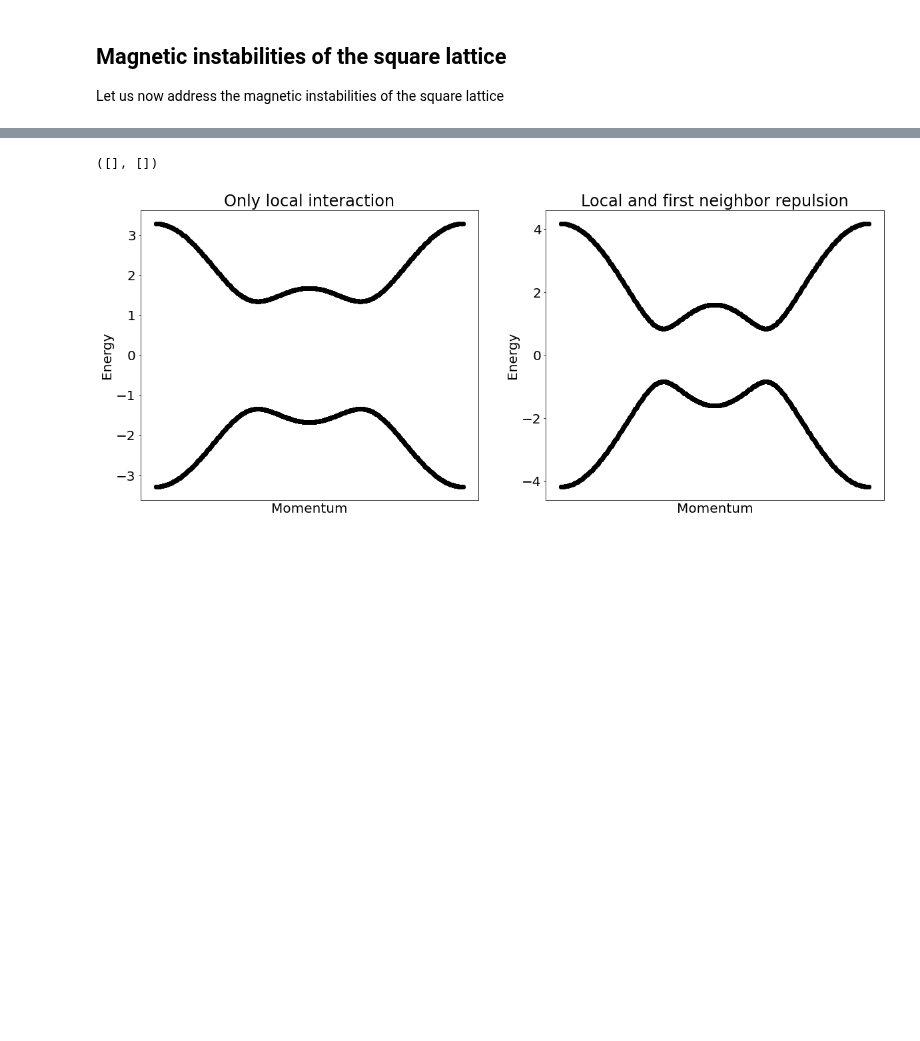
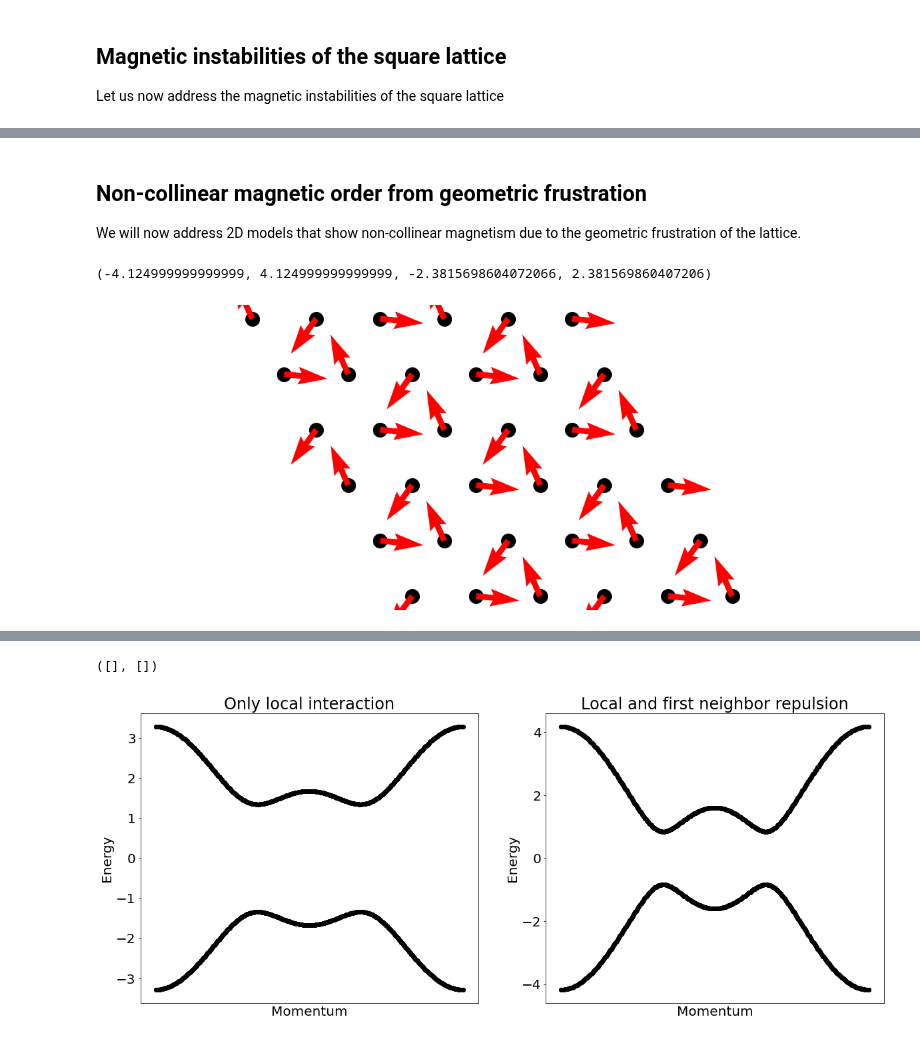
Before and after one commit to joselado/jyvaskyla_summer_school_2022, a Jupyter notebook: sessions/session3.ipynb, the cells around one changed output, grey strips where cells are left out. Drawn from its saved outputs; the diff is of its cells as text; code cells hidden in the pictures; blank space fills up the shorter version.

```diff
--- a/sessions/session3.ipynb
+++ b/sessions/session3.ipynb
@@ -140,0 +164,19 @@ plt.scatter(gs.r[:,0],gs.r[:,1],c=mz,vmin=-.3,vmax=.3,s=800) ; plt.yticks([]) ;
+# %% [markdown]
+## Non-collinear magnetic order from geometric frustration
+We will now address 2D models that show non-collinear magnetism due to the geometric frustration of the lattice.
+# %%
+from pyqula import geometry
+g = geometry.triangular_lattice() # generate a chain
+g = g.get_supercell((3,3)) # make a supercell
+h = g.get_hamiltonian() # generate the Hamiltonian
+
+# generate the SCF Hamiltonian
+U = 10. # strong Hubbard interaction
+h = h.get_mean_field_hamiltonian(U=U,mf="XY",mix=0.9) # solve the interacting problem with a mean-field guess
+hs = h.get_supercell(2) # generate a supercell
+mx = hs.extract("mx") ; my = hs.extract("my") ; x = hs.geometry.r[:,0] ; y = hs.geometry.r[:,1] # get magnetization
+plt.scatter(x,y,c="black",s=400) ; plt.quiver(x,y,mx,my,color="red")  # plot magnetization
+plt.axis("equal") ; plt.axis("off")
+# %% [output]
+(-4.124999999999999, 4.124999999999999, -2.3815698604072066, 2.381569860407206)
+[figure, added]
```
Also changed, not shown: parts of 11 cells of this notebook, 1 other file.
